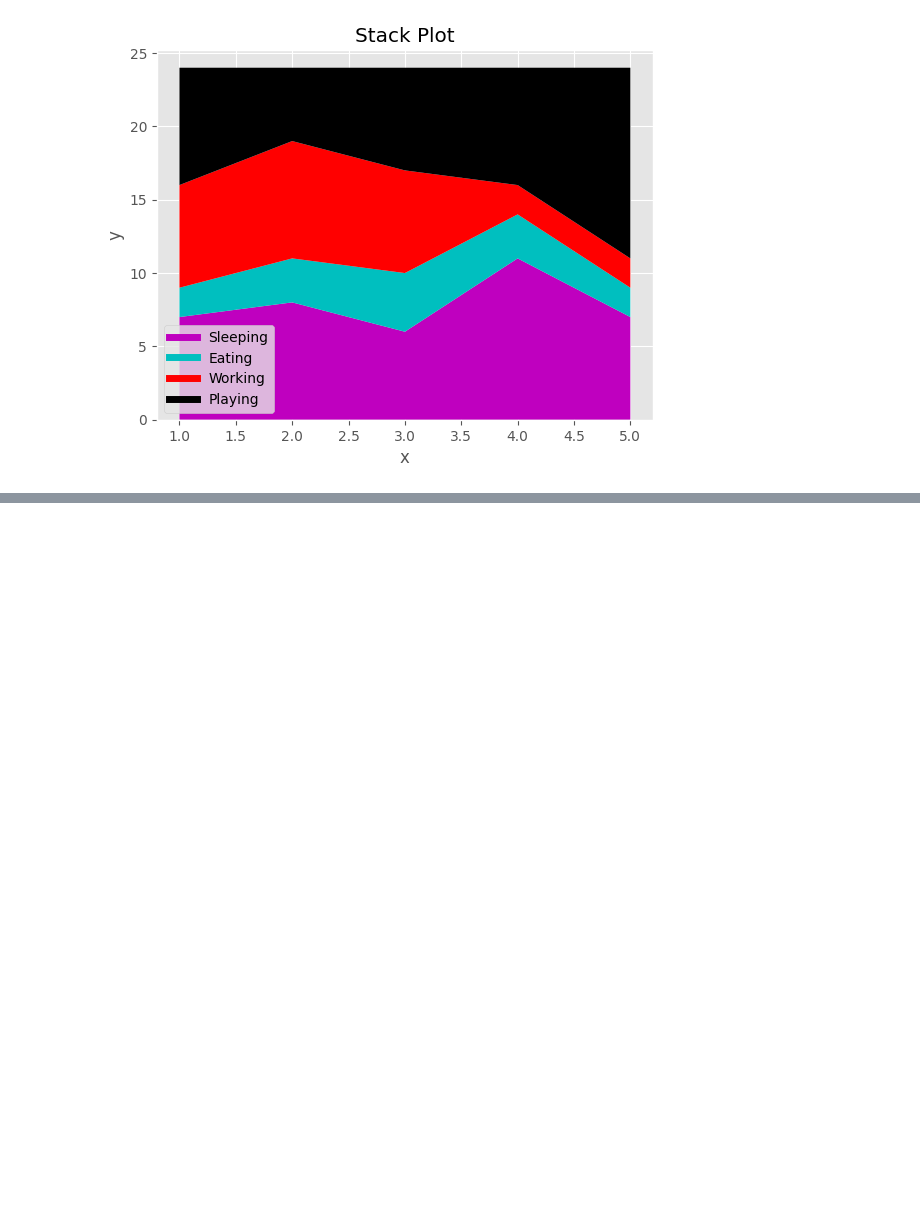
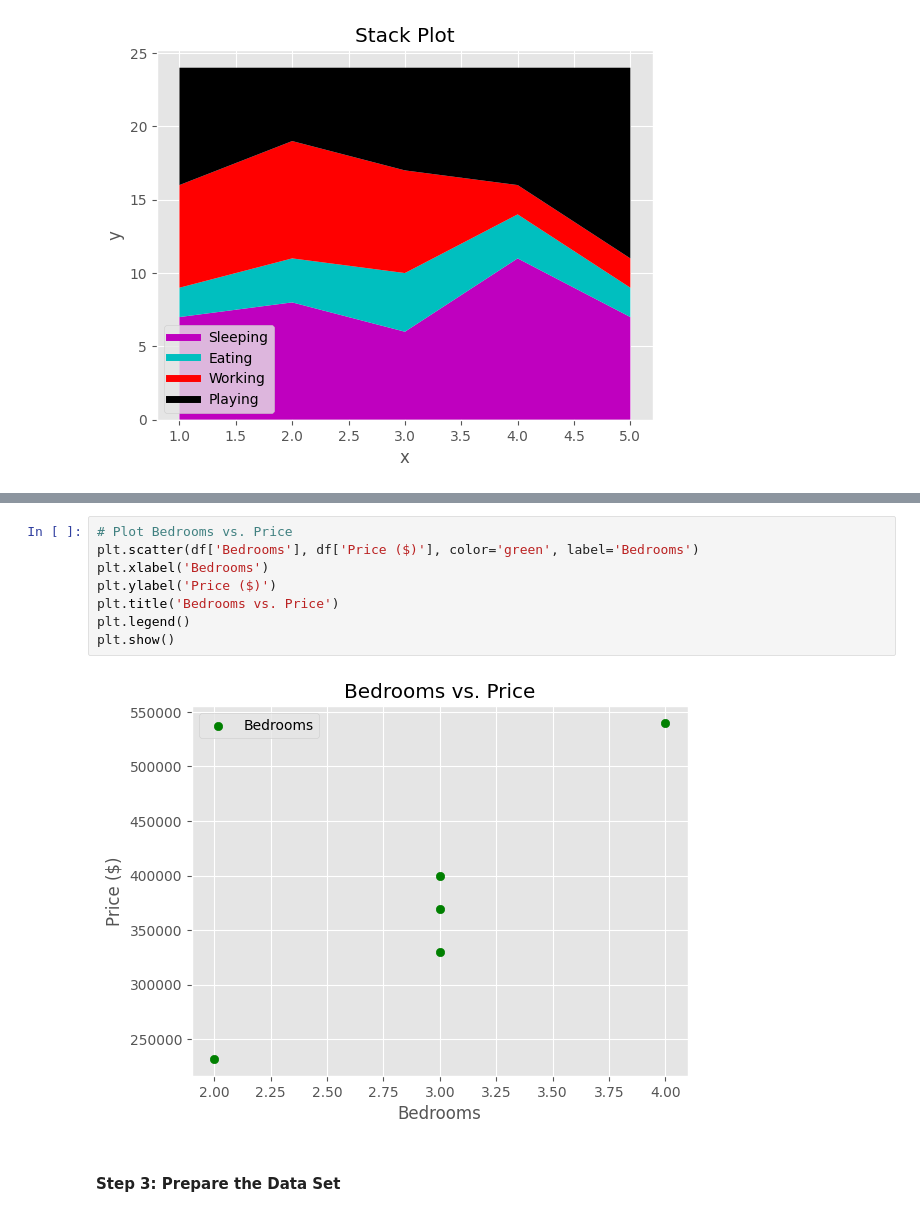
Before and after one commit to Kavithma-Thushal/Machine-Learning-Room-GDSE66, a Jupyter notebook: Day 5/Jupyter/main.ipynb, the cells around one changed output, grey strips where cells are left out. Cells and saved outputs as stored; diff of their text form; blank space fills up the shorter version.

```diff
--- a/Day 5/Jupyter/main.ipynb
+++ b/Day 5/Jupyter/main.ipynb
@@ -154,0 +224,12 @@ plt.show()
+# %%
+# Plot Bedrooms vs. Price
+plt.scatter(df['Bedrooms'], df['Price ($)'], color='green', label='Bedrooms')
+plt.xlabel('Bedrooms')
+plt.ylabel('Price ($)')
+plt.title('Bedrooms vs. Price')
+plt.legend()
+plt.show()
+# %% [output]
+[figure, added]
+# %% [markdown]
+#### Step 3: Prepare the Data Set
```
Also changed, not shown: parts of 16 cells of this notebook, 1 other file.
